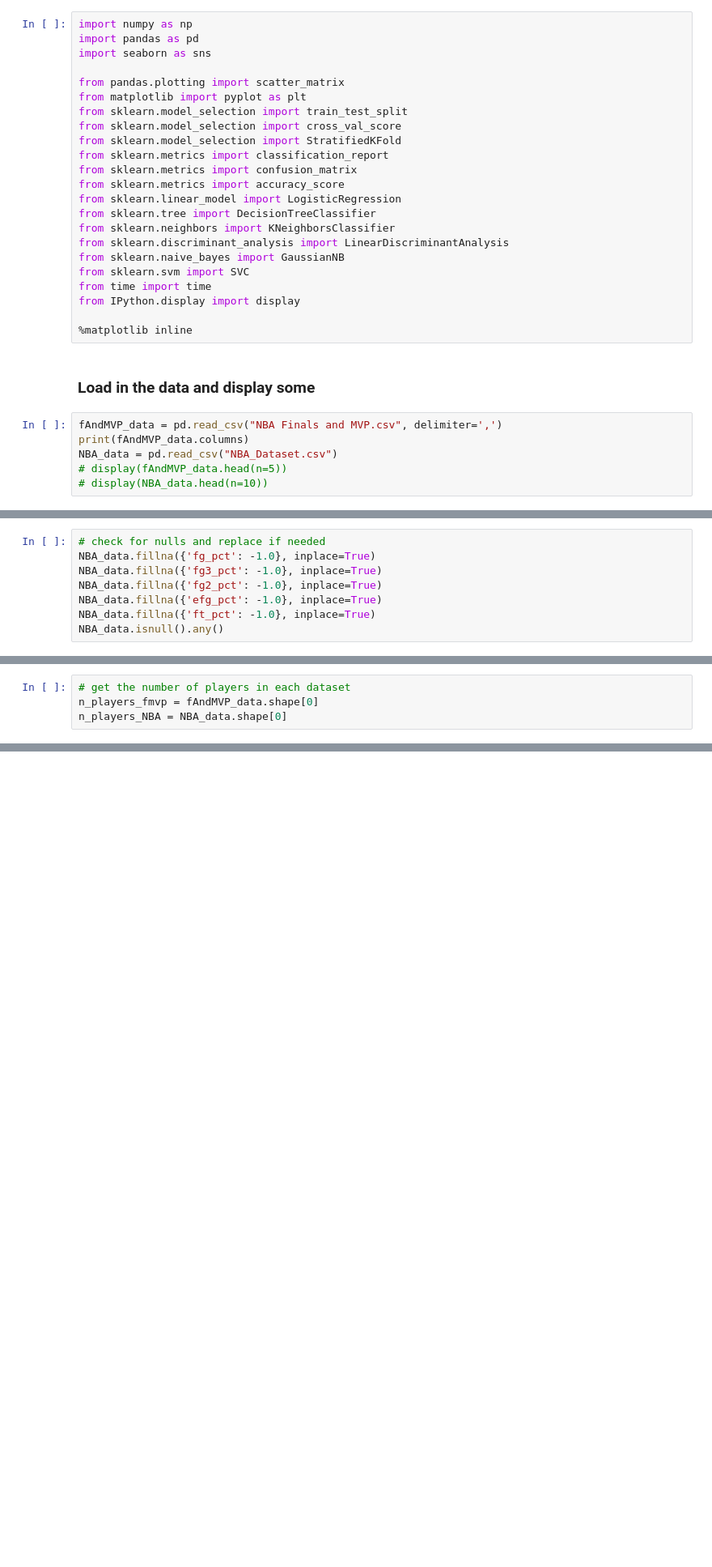
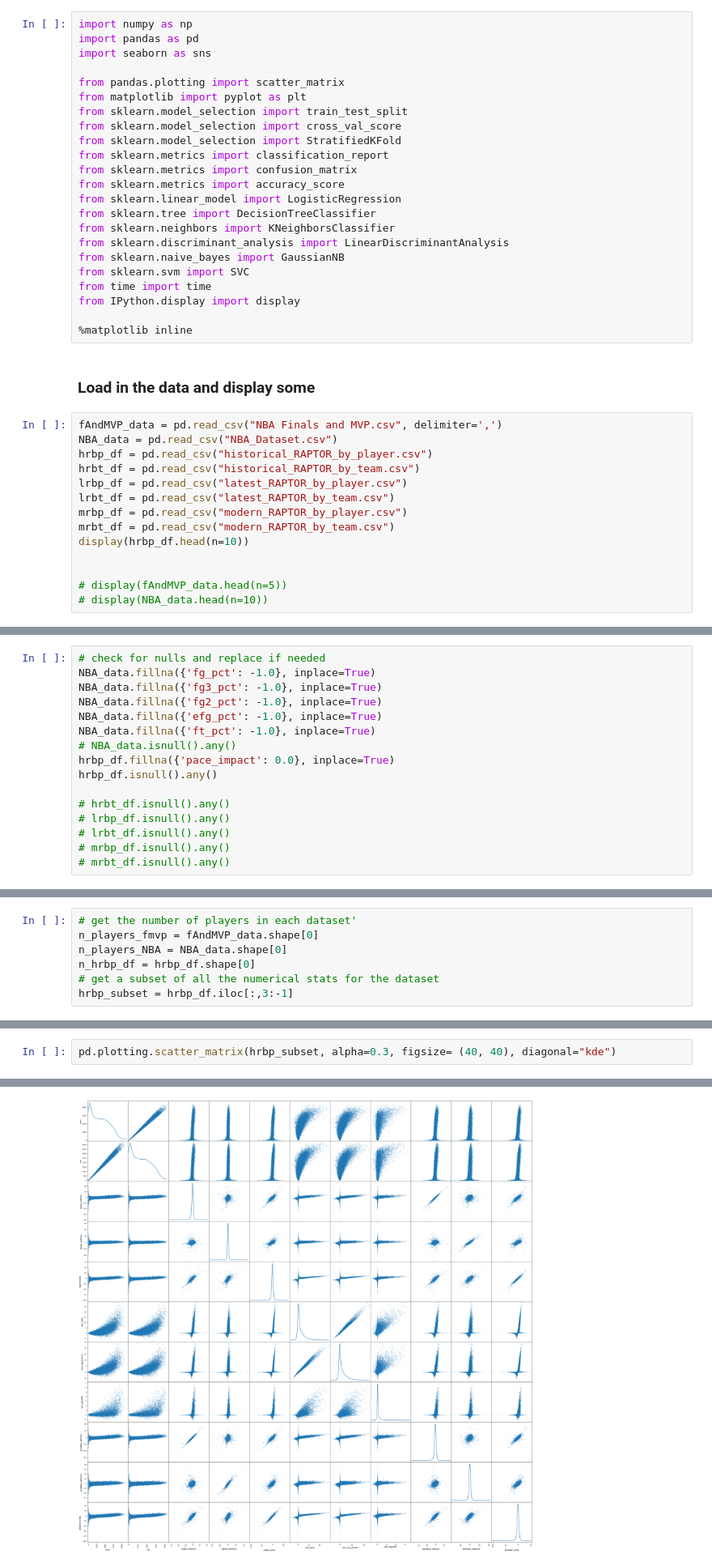
Before and after one commit to jacobwindley/NBA-Project, a Jupyter notebook: Finals Predictor.ipynb, the cells around one changed output, grey strips where cells are left out. Shown at 81% size. Drawn from its saved outputs; the diff is of its cells as text; blank space fills up the shorter version.

Commit message:
Updated data

```diff
--- a/Finals Predictor.ipynb
+++ b/Finals Predictor.ipynb
@@ -25,8 +25,16 @@ from IPython.display import display
 ### Load in the data and display some
 # %%
 fAndMVP_data = pd.read_csv("NBA Finals and MVP.csv", delimiter=',')
-print(fAndMVP_data.columns)
 NBA_data = pd.read_csv("NBA_Dataset.csv")
+hrbp_df = pd.read_csv("historical_RAPTOR_by_player.csv")
+hrbt_df = pd.read_csv("historical_RAPTOR_by_team.csv")
+lrbp_df = pd.read_csv("latest_RAPTOR_by_player.csv")
+lrbt_df = pd.read_csv("latest_RAPTOR_by_team.csv")
+mrbp_df = pd.read_csv("modern_RAPTOR_by_player.csv")
+mrbt_df = pd.read_csv("modern_RAPTOR_by_team.csv")
+display(hrbp_df.head(n=10))
+
+
 # display(fAndMVP_data.head(n=5))
 # display(NBA_data.head(n=10))
 # %% [output]
@@ -42,5 +56,13 @@ NBA_data.fillna({'fg3_pct': -1.0}, inplace=True)
 NBA_data.fillna({'fg2_pct': -1.0}, inplace=True)
 NBA_data.fillna({'efg_pct': -1.0}, inplace=True)
 NBA_data.fillna({'ft_pct': -1.0}, inplace=True)
-NBA_data.isnull().any()
+# NBA_data.isnull().any()
+hrbp_df.fillna({'pace_impact': 0.0}, inplace=True)
+hrbp_df.isnull().any()
+
+# hrbt_df.isnull().any()
+# lrbp_df.isnull().any()
+# lrbt_df.isnull().any()
+# mrbp_df.isnull().any()
+# mrbt_df.isnull().any()
 # %% [output]
@@ -83,5 +104,8 @@ MVP status           False
 dtype: bool
 # %%
-# get the number of players in each dataset
+# get the number of players in each dataset'
 n_players_fmvp = fAndMVP_data.shape[0]
 n_players_NBA = NBA_data.shape[0]
+n_hrbp_df = hrbp_df.shape[0]
+# get a subset of all the numerical stats for the dataset
+hrbp_subset = hrbp_df.iloc[:,3:-1]
@@ -94,0 +112,3 @@ ValueError: could not convert string to float: 'none'
+# %%
+pd.plotting.scatter_matrix(hrbp_subset, alpha=0.3, figsize= (40, 40), diagonal="kde")
+# %% [output]
@@ -94,0 +132 @@ ValueError: could not convert string to float: 'none'
+[figure, added]
```
Also changed, not shown: parts of 7 cells of this notebook.
